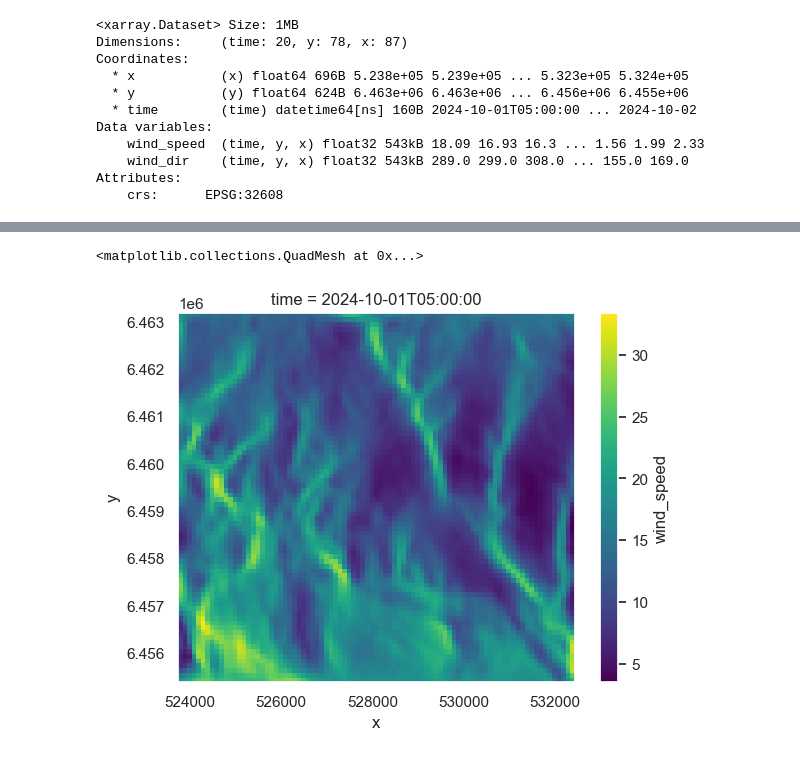
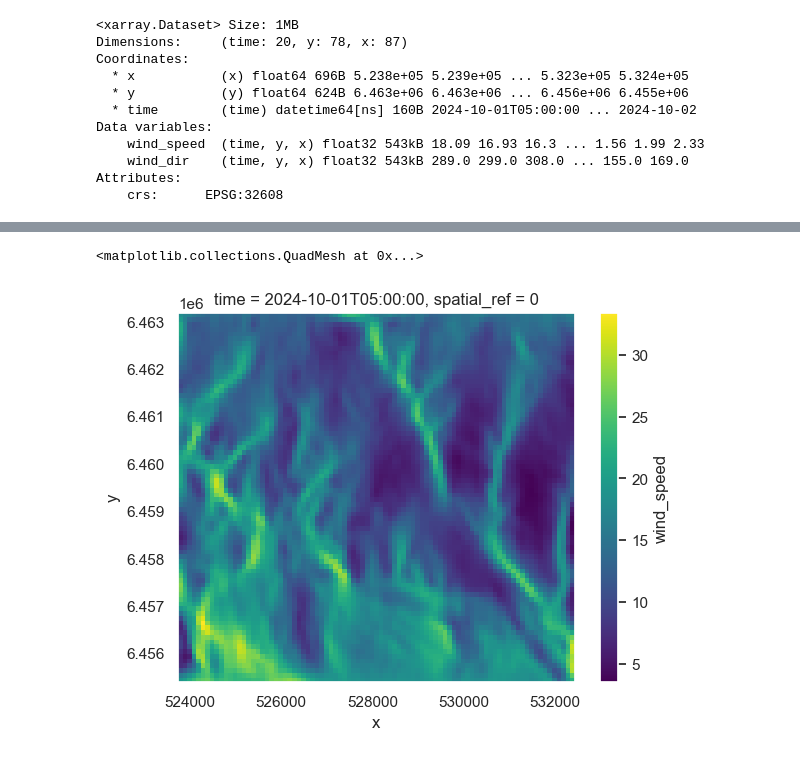
Before and after one commit to cassielumbrazo/snow_modeling_point, a Jupyter notebook: 3_read_wind_ninja_output_ascii.ipynb, the cells around one changed output, grey strips where cells are left out. Cells and saved outputs as stored; diff of their text form; code cells hidden in the pictures.

Commit message:
got the timeseries gridcell working, now scale it

```diff
--- a/3_read_wind_ninja_output_ascii.ipynb
+++ b/3_read_wind_ninja_output_ascii.ipynb
@@ -144,3 +148,8 @@ Data variables:
     wind_dir    (time, y, x) float32 543kB 289.0 299.0 308.0 ... 155.0 169.0
 Attributes:
     crs:      EPSG:32608
+# %%
+# open the output netcdf
+ds_wn = xr.open_dataset("/hdd/snow_hydrology/wind_ninja/test4/output/windninja_timeseries.nc")
+ds_wn.rio.write_crs('EPSG:4326', inplace=True)  # the data is in lat/lon
+ds_wn
@@ -147,6 +167,6 @@ Attributes:
 # %%
 # plot a single timestep
-ds_all.isel(time=0).wind_speed.plot()
+ds_wn.isel(time=0).wind_speed.plot()
 # %% [output]
 <matplotlib.collections.QuadMesh at 0x...>
-[figure, old version]
+[figure, new version]
```
Also changed, not shown: parts of 9 cells of this notebook, 1 other file.
